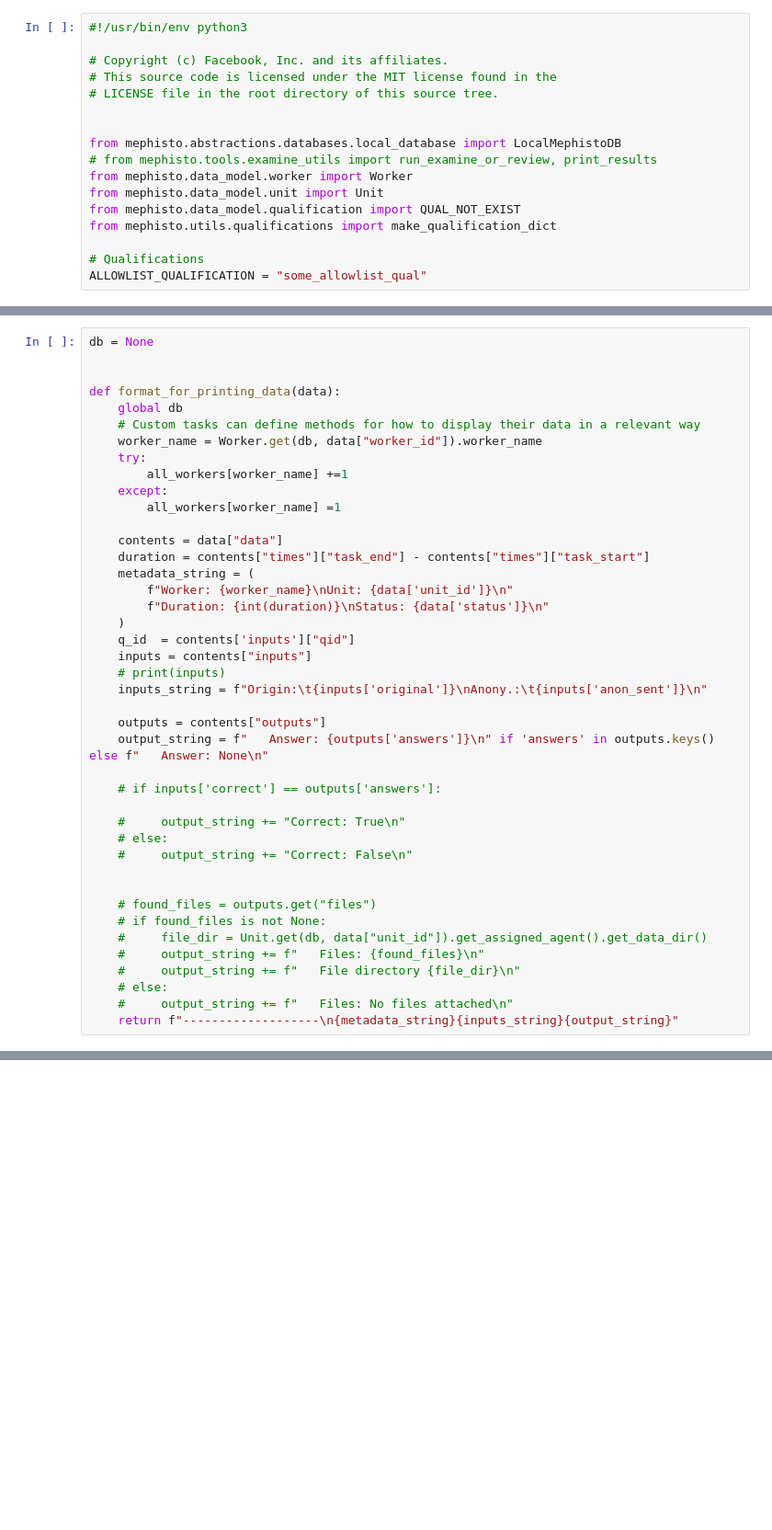
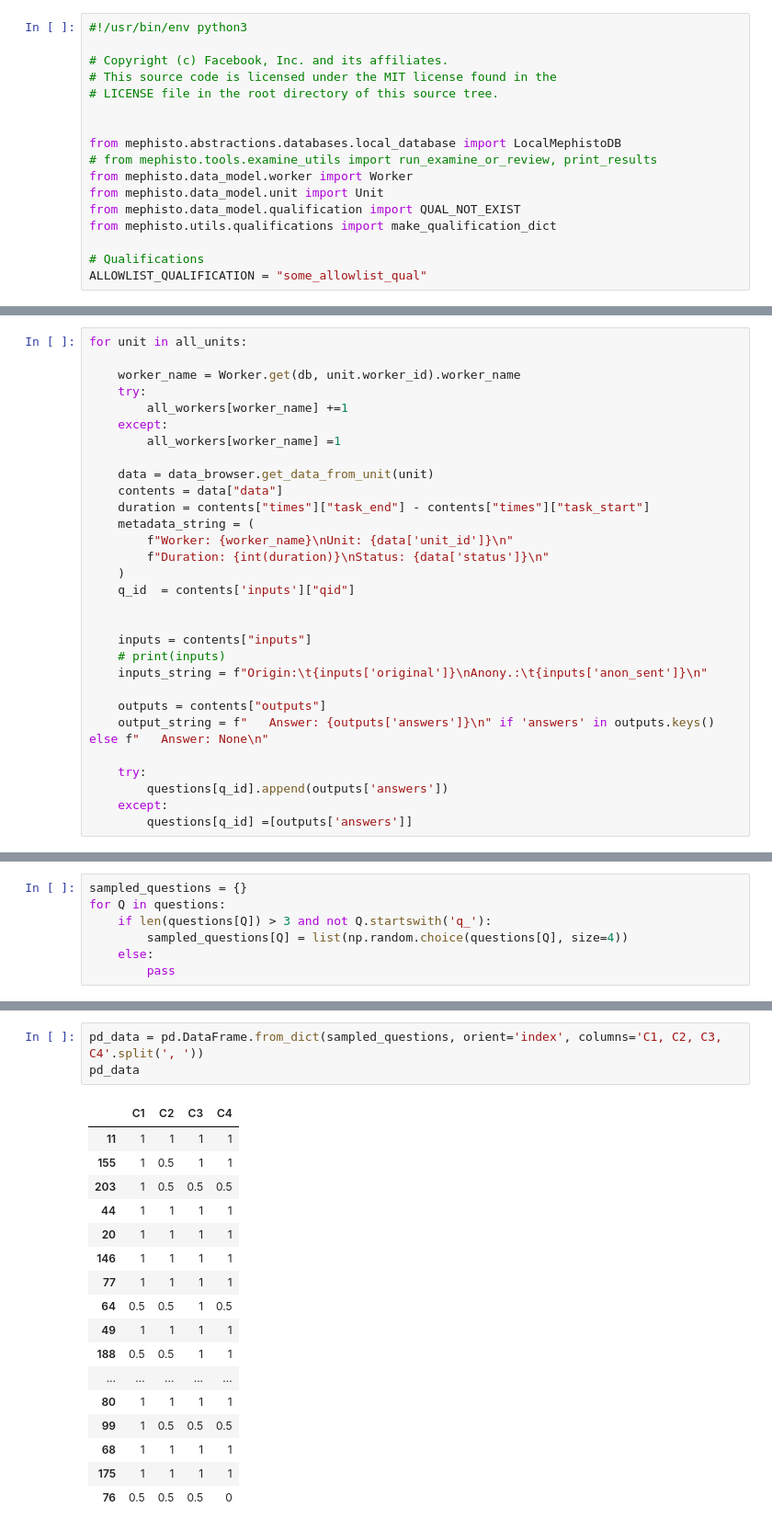
Before and after one commit to malikaltakrori/Mephisto, a Jupyter notebook: QaTask/examples/simple_static_task/examin_data.ipynb, the cells around one changed output, grey strips where cells are left out. Shown at 92% size. Cells and saved outputs as stored; diff of their text form; blank space fills up the shorter version.

```diff
--- a/QaTask/examples/simple_static_task/examin_data.ipynb
+++ b/QaTask/examples/simple_static_task/examin_data.ipynb
@@ -314,16 +487,13 @@ all_workers = {}
 # %%
-db = None
+for unit in all_units:
 
-
-def format_for_printing_data(data):
-    global db
-    # Custom tasks can define methods for how to display their data in a relevant way
-    worker_name = Worker.get(db, data["worker_id"]).worker_name
+    worker_name = Worker.get(db, unit.worker_id).worker_name
     try:
         all_workers[worker_name] +=1
     except:
         all_workers[worker_name] =1
 
+    data = data_browser.get_data_from_unit(unit)
     contents = data["data"]
     duration = contents["times"]["task_end"] - contents["times"]["task_start"]
     metadata_string = (
@@ -331,6 +501,8 @@ def format_for_printing_data(data):
         f"Duration: {int(duration)}\nStatus: {data['status']}\n"
     )
     q_id  = contents['inputs']["qid"]
+
+
     inputs = contents["inputs"]
     # print(inputs)
     inputs_string = f"Origin:\t{inputs['original']}\nAnony.:\t{inputs['anon_sent']}\n"
@@ -338,18 +510,7 @@ def format_for_printing_data(data):
     outputs = contents["outputs"]
     output_string = f"   Answer: {outputs['answers']}\n" if 'answers' in outputs.keys() else f"   Answer: None\n"
 
-    # if inputs['correct'] == outputs['answers']:
-
-    #     output_string += "Correct: True\n"
-    # else:
-    #     output_string += "Correct: False\n"
-
-
-    # found_files = outputs.get("files")
-    # if found_files is not None:
-    #     file_dir = Unit.get(db, data["unit_id"]).get_assigned_agent().get_data_dir()
-    #     output_string += f"   Files: {found_files}\n"
-    #     output_string += f"   File directory {file_dir}\n"
-    # else:
-    #     output_string += f"   Files: No files attached\n"
-    return f"-------------------\n{metadata_string}{inputs_string}{output_string}"
+    try:
+        questions[q_id].append(outputs['answers'])
+    except:
+        questions[q_id] =[outputs['answers']]
@@ -376,0 +533,7 @@ all_workers
+# %%
+sampled_questions = {}
+for Q in questions:
+    if len(questions[Q]) > 3 and not Q.startswith('q_'):
+        sampled_questions[Q] = list(np.random.choice(questions[Q], size=4))
+    else:
+        pass
@@ -376,0 +916,21 @@ all_workers
+# %%
+pd_data = pd.DataFrame.from_dict(sampled_questions, orient='index', columns='C1, C2, C3, C4'.split(', '))
+pd_data
+# %% [output]
+|  | C1 | C2 | C3 | C4 |
+| 11 | 1 | 1 | 1 | 1 |
+| 155 | 1 | 0.5 | 1 | 1 |
+| 203 | 1 | 0.5 | 0.5 | 0.5 |
+| 44 | 1 | 1 | 1 | 1 |
+| 20 | 1 | 1 | 1 | 1 |
+| 146 | 1 | 1 | 1 | 1 |
+| 77 | 1 | 1 | 1 | 1 |
+| 64 | 0.5 | 0.5 | 1 | 0.5 |
+| 49 | 1 | 1 | 1 | 1 |
+| 188 | 0.5 | 0.5 | 1 | 1 |
+| ... | ... | ... | ... | ... |
+| 80 | 1 | 1 | 1 | 1 |
+| 99 | 1 | 0.5 | 0.5 | 0.5 |
+| 68 | 1 | 1 | 1 | 1 |
+| 175 | 1 | 1 | 1 | 1 |
+| 76 | 0.5 | 0.5 | 0.5 | 0 |
```
Also changed, not shown: parts of 72 cells of this notebook, 10 other files.
